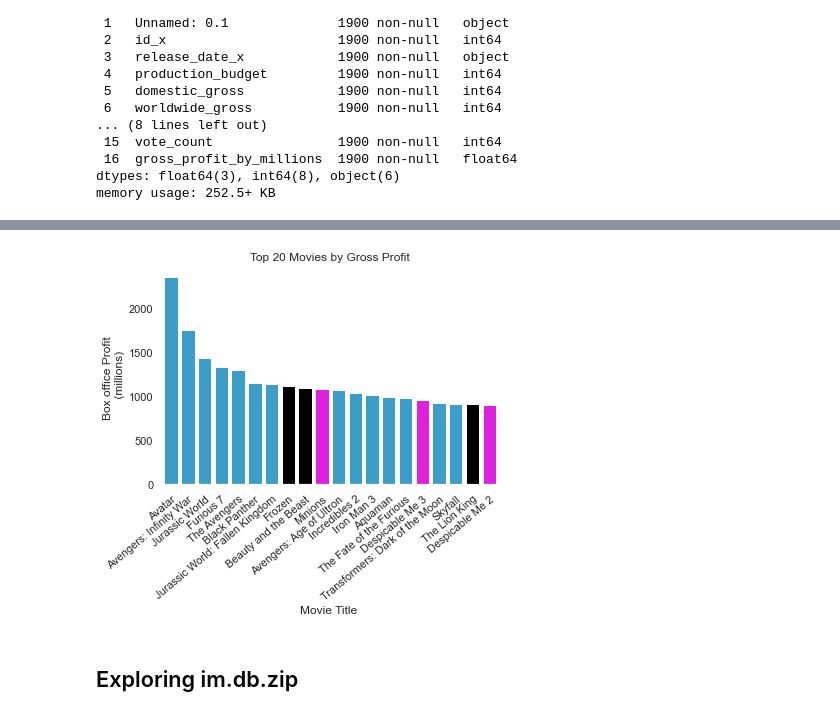
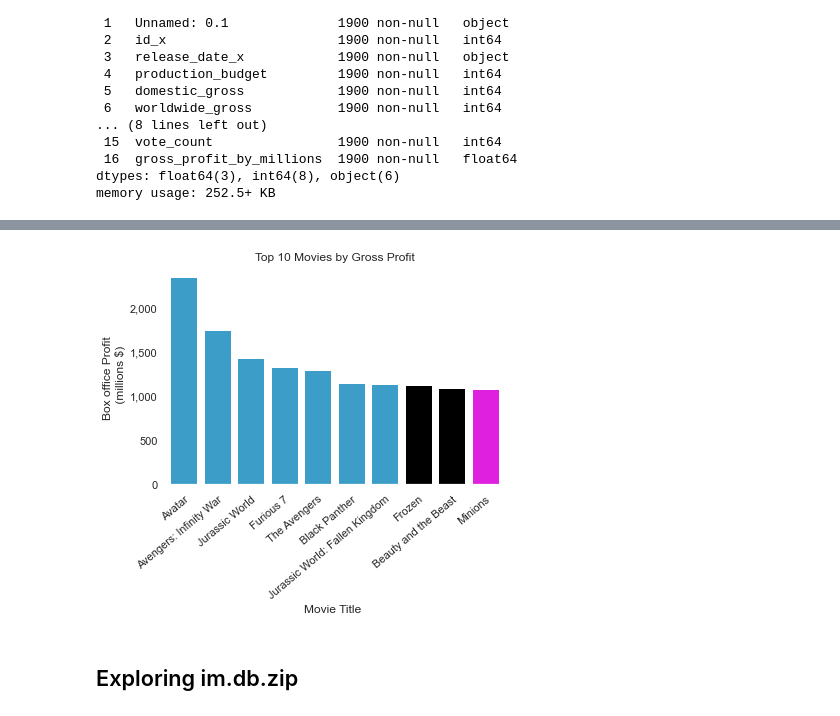
Before and after one commit to mccafj/MS-movie-studio-project, a Jupyter notebook: Notes/Juan-notes.ipynb, the cells around one changed output, grey strips where cells are left out. Saved outputs shown, nothing was run; the diff lists cells and outputs as text; code cells hidden in the pictures.

```diff
--- a/Notes/Juan-notes.ipynb
+++ b/Notes/Juan-notes.ipynb
@@ -414,7 +421,7 @@ top-netflix-scraper.ipynb
 video game movies worldwide box office.png
 video_game_films.csv
 # %%
-df = pd.read_csv('Merged_df_TMDB_TN.csv')
+df = pd.read_csv('../zippedData/Merged_df_TMDB_TN.csv')
 # %%
 df.info()
 # %% [output]
@@ -495,4 +474,4 @@ Droping duplicate movies on DataFrame
 # Droping Duplicates out of df
 # df = df.drop_duplicates(subset='Unnamed: 0')
 # %%
-df_top_movies = df.sort_values(by=['gross_profit_by_millions'], ascending=False).head(20)
+df_top_movies = df.sort_values(by=['gross_profit_by_millions'], ascending=False).head(10)
@@ -519,18 +478,20 @@ df_top_movies
 # %%
 ax = sns.barplot( x=df_top_movies['original_title'], y=df_top_movies['gross_profit_by_millions'], palette = (['#25a6e0', '#25a6e0', '#25a6e0', '#25a6e0', '#25a6e0', '#25a6e0', '#25a6e0', 'black', 'black', 'magenta', '#25a6e0', '#25a6e0', '#25a6e0', '#25a6e0', '#25a6e0', 'magenta', '#25a6e0', '#25a6e0', 'black', 'magenta']), ci=None )
 
 
 
 ax.set_xticklabels(ax.get_xticklabels(), rotation=40, ha="right", rotation_mode='anchor')
-ax.set_ylabel('Box office Profit \n (millions)')
+ax.set_ylabel('Box office Profit \n (millions $)')
 ax.set_xlabel('Movie Title ')
-ax.set_title('Top 20 Movies by Gross Profit');
+ax.set_title('Top 10 Movies by Gross Profit');
 sns.set(rc={'axes.facecolor':(0,0,0,0), 'figure.facecolor':(0,0,0,0)})
+
+ax.yaxis.set_major_formatter(StrMethodFormatter('{x:,.0f}'))
 
 #plt.savefig('../zippedData/Top_20_Movies_by_Gross_Profit_2', bbox_inches='tight', dpi=300);
 # plt.gcf().axes[0].yaxis.get_major_formatter().set_scientific(False)
 # %% [output]
-[figure, old version]
+[figure, new version]
 # %% [markdown]
 ## Exploring im.db.zip
 # %%
```
Also changed, not shown: parts of 27 cells of this notebook, 9 other files.
